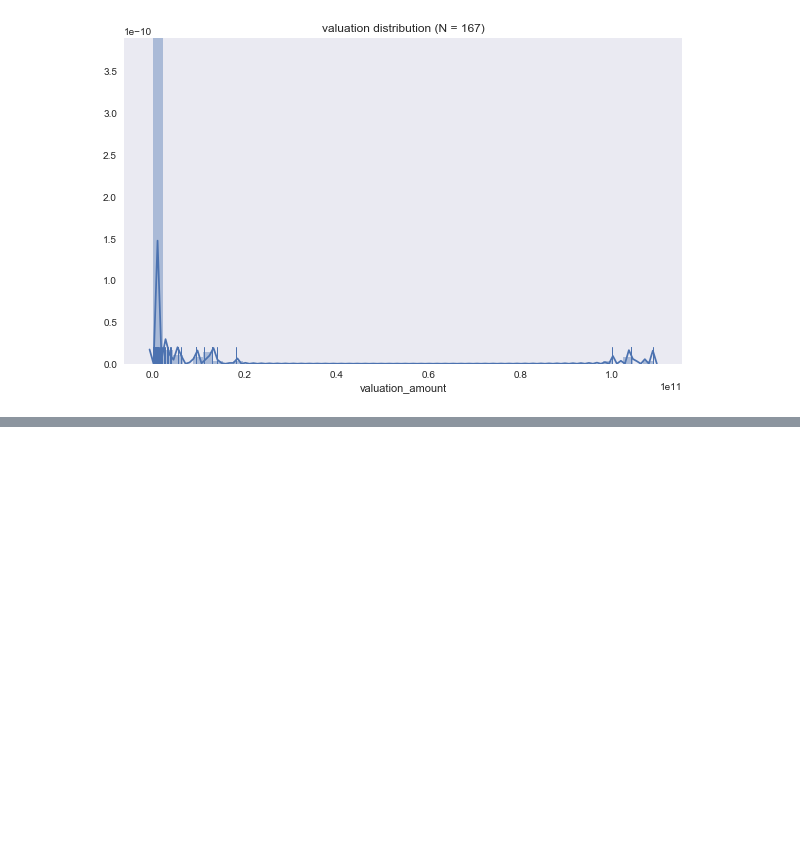
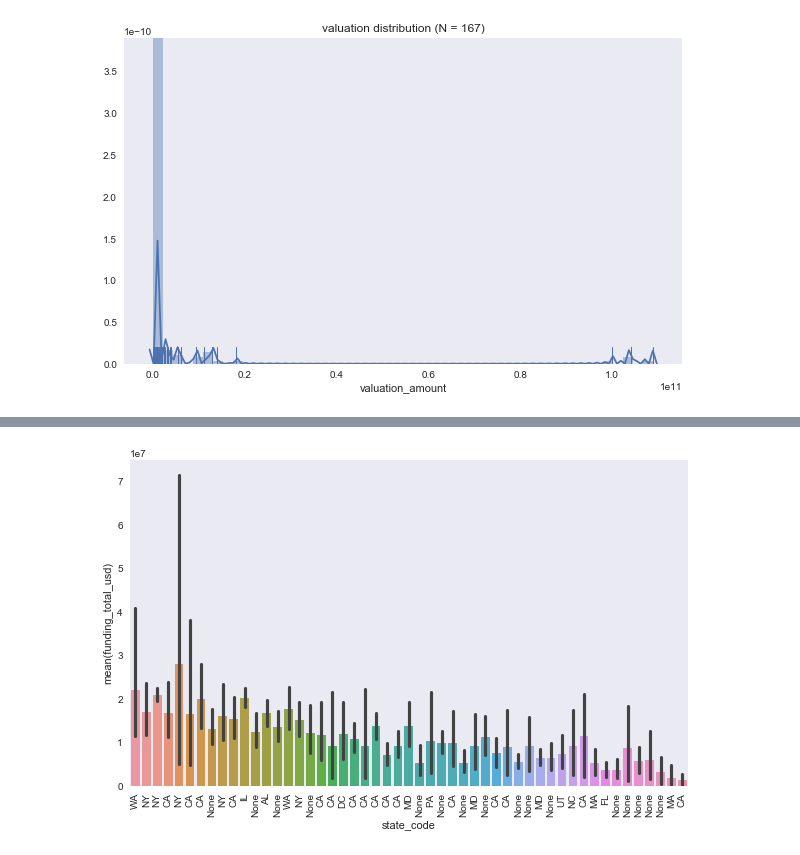
Before and after one commit to berkeley-stat159-f17/project-3-p2-mo-ma-ne, a Jupyter notebook: cb_offices.ipynb, the cells around one changed output, grey strips where cells are left out. Cells and saved outputs as stored; diff of their text form; code cells hidden in the pictures; blank space fills up the shorter version.

```diff
--- a/cb_offices.ipynb
+++ b/cb_offices.ipynb
@@ -147,0 +178,4 @@ num.sort_values(by='public_at', ascending=False)
+# %%
+conn = dbConnect()
+objs = dbTableToDataFrame(conn, 'cb_objects')
+conn.close()
@@ -147,0 +208,6 @@ num.sort_values(by='public_at', ascending=False)
+# %%
+objs_sorted = objs[~objs.funding_total_usd.isnull()].sort_values(by='funding_total_usd', ascending=False)
+a=sns.barplot(objs_sorted['state_code'], pd.to_numeric(objs_sorted['funding_total_usd']));
+a.set_xticklabels(objs_sorted['state_code'], rotation=90);
+# %% [output]
+[figure, added]
```
Also changed, not shown: parts of 29 cells of this notebook.
